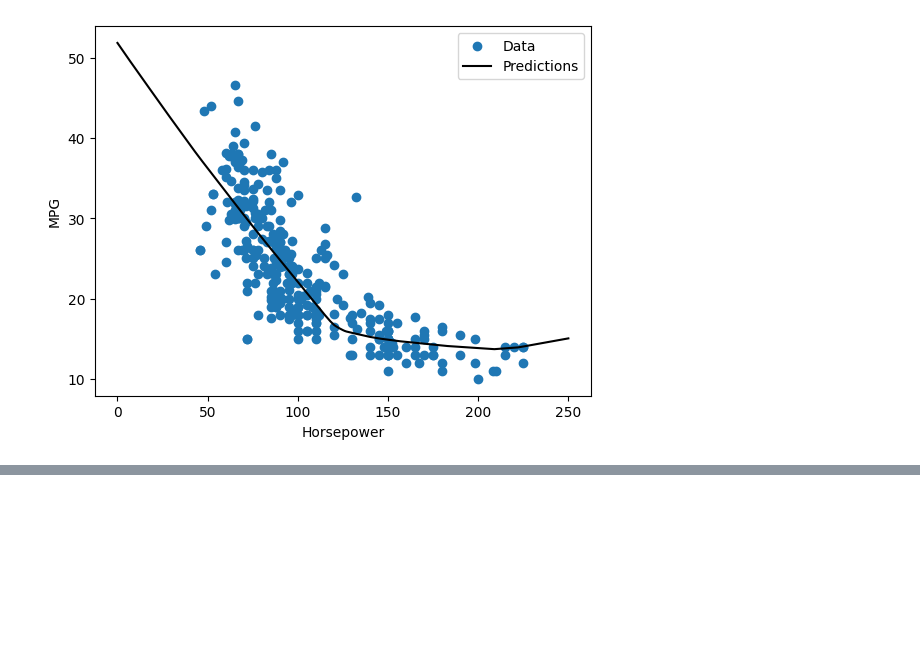
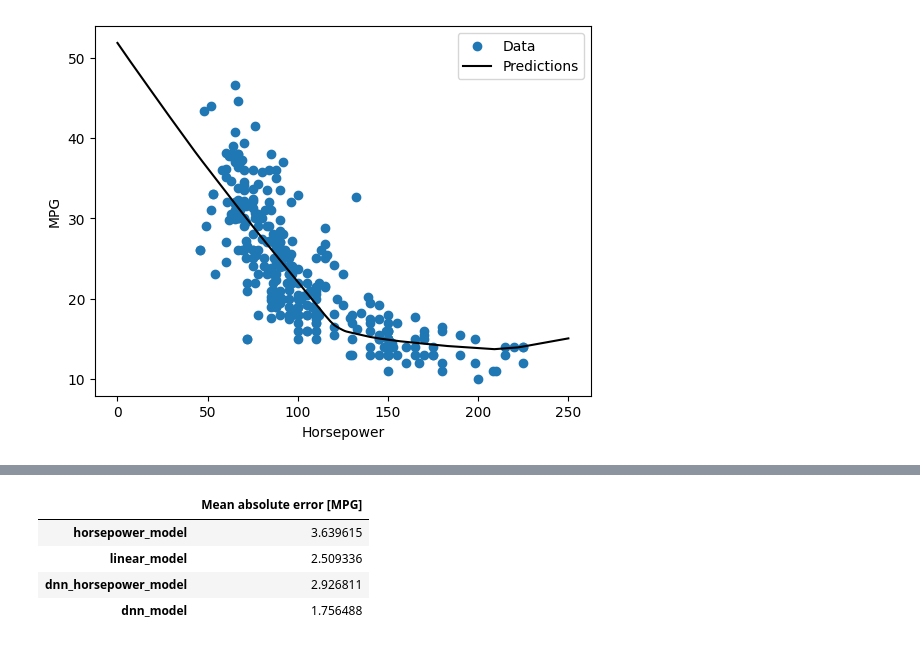
Before and after one commit to nabinhere/Deep-Learning-Exercises, a Jupyter notebook: regression_tf.ipynb, the cells around one changed output, grey strips where cells are left out. Saved outputs shown, nothing was run; the diff lists cells and outputs as text; code cells hidden in the pictures; blank space fills up the shorter version.

```diff
--- a/regression_tf.ipynb
+++ b/regression_tf.ipynb
@@ -352,0 +391,10 @@ test_results['dnn_horsepower_model'] = dnn_horse_power_model.evaluate(
+# %%
+test_results['dnn_model'] = dnn_model.evaluate(test_features.astype(float), test_labels, verbose=0)
+# %%
+pd.DataFrame(test_results, index=['Mean absolute error [MPG]']).T
+# %% [output]
+|  | Mean absolute error [MPG] |
+| horsepower_model | 3.639615 |
+| linear_model | 2.509336 |
+| dnn_horsepower_model | 2.926811 |
+| dnn_model | 1.756488 |
```
Also changed, not shown: parts of 8 cells of this notebook, 5 other files.
